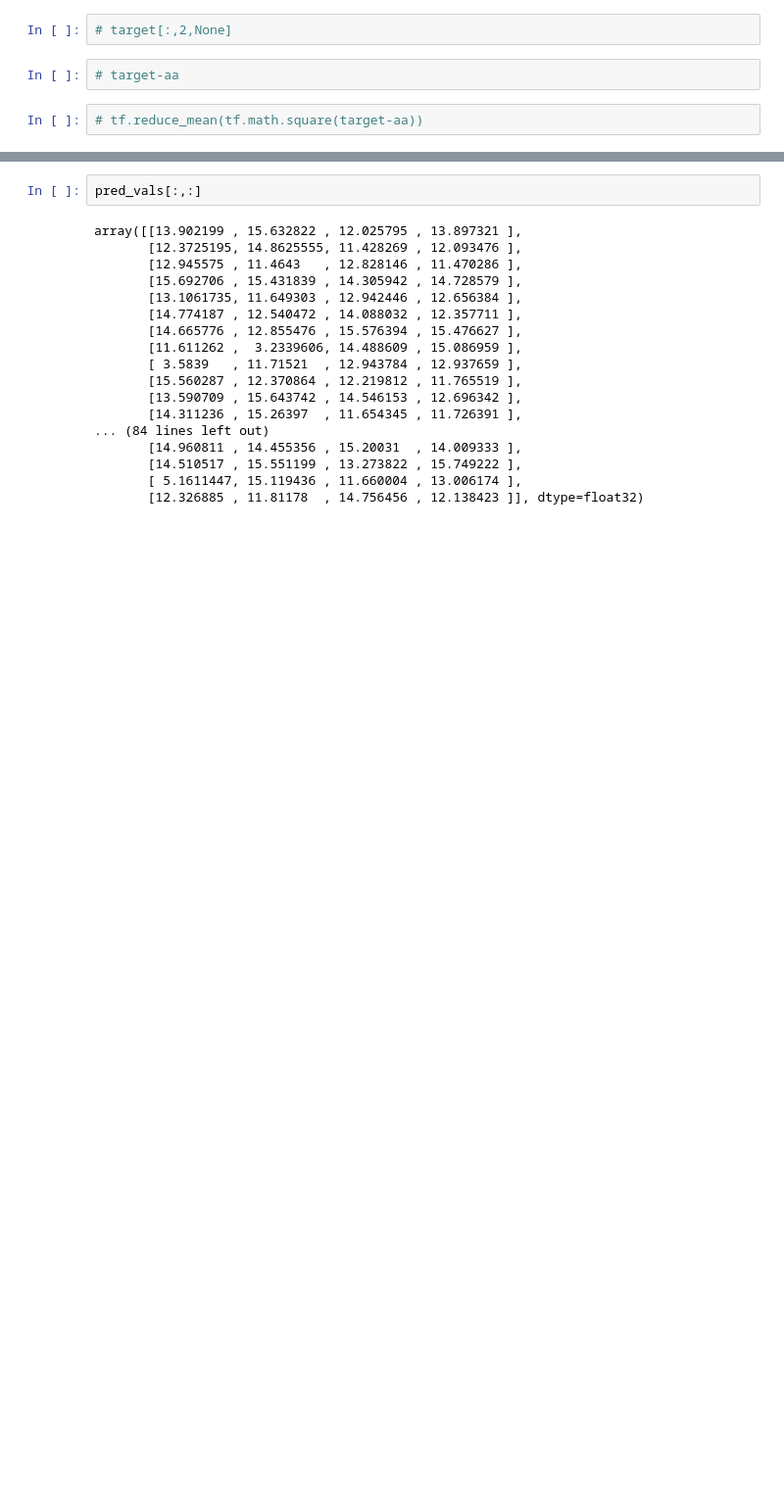
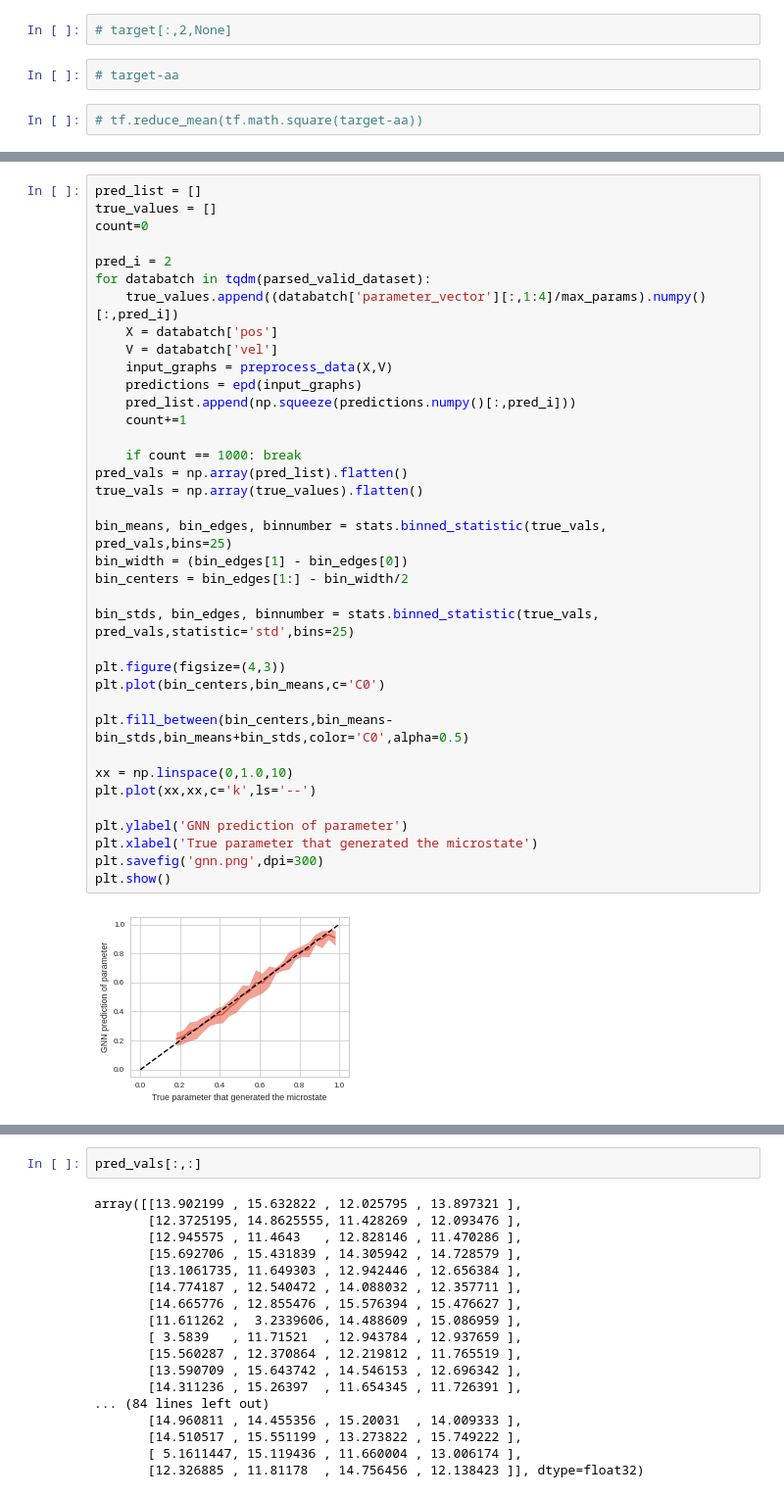
Before and after one commit to ctorney/abc-graph-nets, a Jupyter notebook: train_gnn.ipynb, the cells around one changed output, grey strips where cells are left out. Shown at 98% size. Cells and saved outputs as stored; diff of their text form; blank space fills up the shorter version.

```diff
--- a/train_gnn.ipynb
+++ b/train_gnn.ipynb
@@ -283,3 +383,42 @@ true_vals = np.array(true_values)#.flatten()
+# %%
+pred_list = []
+true_values = []
+count=0
+
+pred_i = 2
+for databatch in tqdm(parsed_valid_dataset):
+    true_values.append((databatch['parameter_vector'][:,1:4]/max_params).numpy()[:,pred_i])
+    X = databatch['pos']
+    V = databatch['vel']
+    input_graphs = preprocess_data(X,V)
+    predictions = epd(input_graphs)
+    pred_list.append(np.squeeze(predictions.numpy()[:,pred_i]))
+    count+=1
+
+    if count == 1000: break
+pred_vals = np.array(pred_list).flatten()
+true_vals = np.array(true_values).flatten()
+
+bin_means, bin_edges, binnumber = stats.binned_statistic(true_vals, pred_vals,bins=25)
+bin_width = (bin_edges[1] - bin_edges[0])
+bin_centers = bin_edges[1:] - bin_width/2
+
+bin_stds, bin_edges, binnumber = stats.binned_statistic(true_vals, pred_vals,statistic='std',bins=25)
+
+plt.figure(figsize=(4,3))
+plt.plot(bin_centers,bin_means,c='C0')
+
+plt.fill_between(bin_centers,bin_means-bin_stds,bin_means+bin_stds,color='C0',alpha=0.5)
+
+xx = np.linspace(0,1.0,10)
+plt.plot(xx,xx,c='k',ls='--')
+
+plt.ylabel('GNN prediction of parameter')
+plt.xlabel('True parameter that generated the microstate')
+plt.savefig('gnn.png',dpi=300)
+plt.show()
+# %% [output]
+[figure, added]
 # %%
 x_val = []
 pred_mean = []
```
Also changed, not shown: parts of 24 cells of this notebook.
